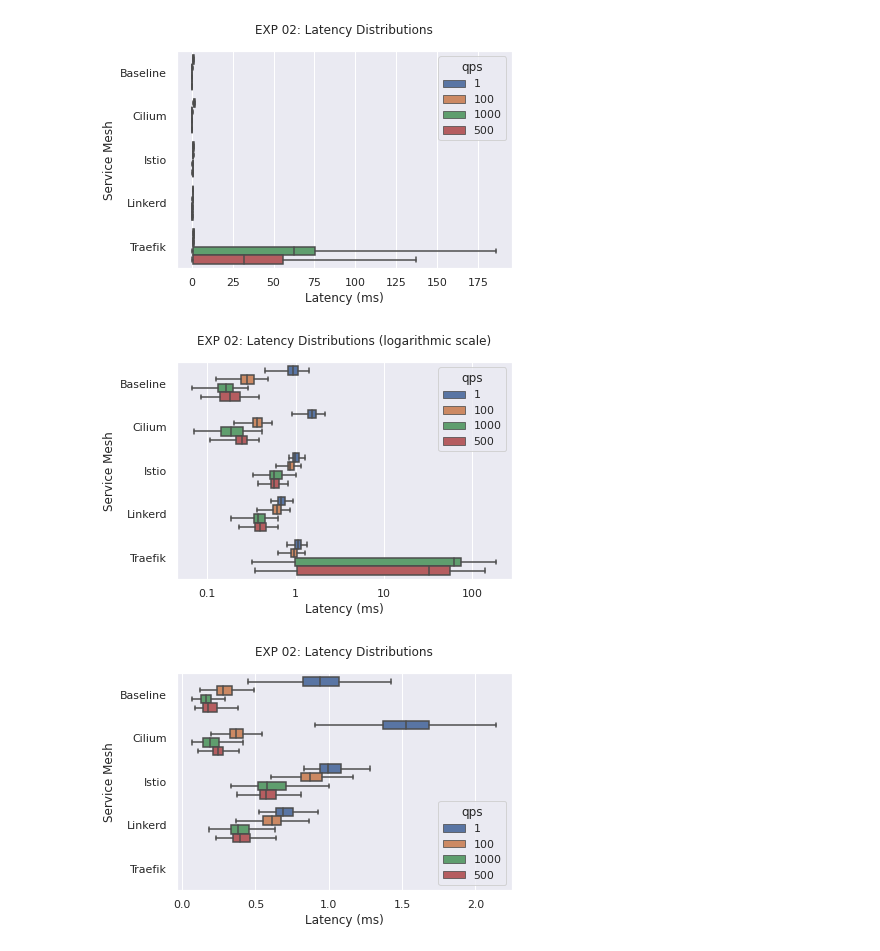
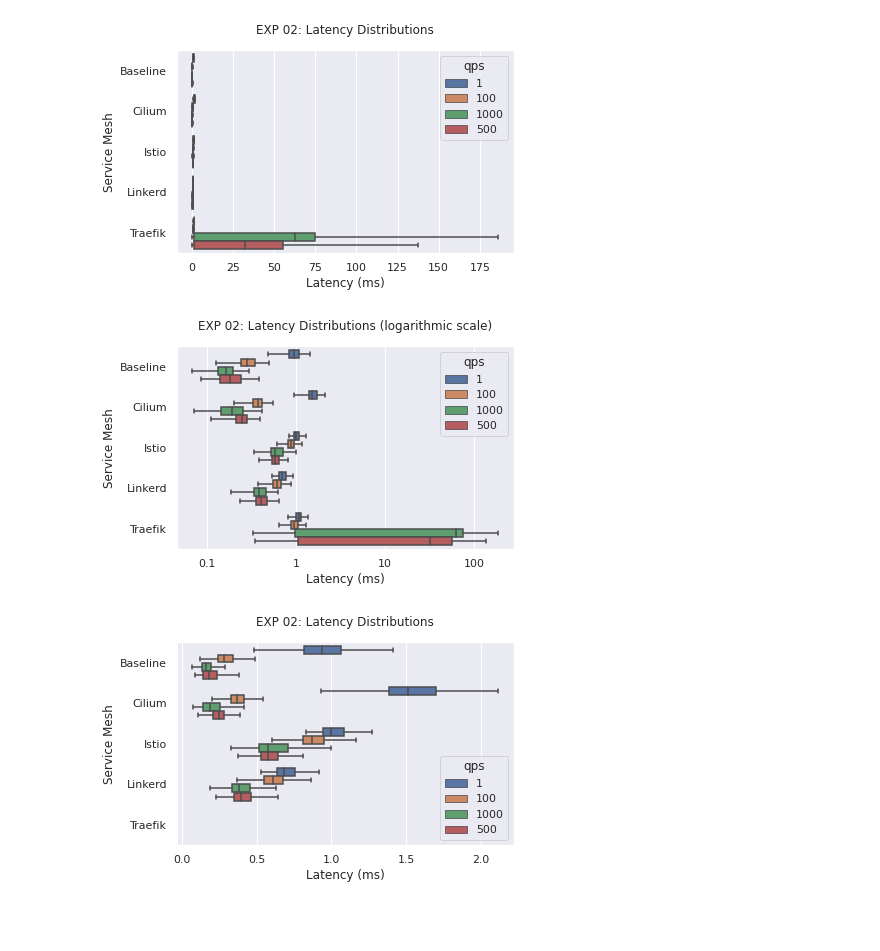
Before and after one commit to RichardBieringa/mesh-bench, a Jupyter notebook: viz/exp_02_latency_boxplots.ipynb, the cells around one changed output. Saved outputs shown, nothing was run; the diff lists cells and outputs as text; code cells hidden in the pictures; blank space fills up the shorter version.

```diff
--- a/viz/exp_02_latency_boxplots.ipynb
+++ b/viz/exp_02_latency_boxplots.ipynb
@@ -239,26 +239,27 @@ df.head()
 # %%
 """
 PLOT: Boxplot latency by mesh
 """
 
 file_name = "exp_02-latency-boxplot.pdf"
 plot_title = "EXP 02: Latency Distributions"
 
 fig, ax = plt.subplots()
 ax = sns.boxplot(data=df, x="latency", y="mesh", hue="qps", showfliers=False)
 
 # Labels
 ax.set_ylabel("Service Mesh")
 ax.set_xlabel("Latency (ms)")
 ax.set_title(plot_title, y=1.05)
 
 
 # Save figure to disk
+fig.tight_layout()
 fig.savefig(plot_dir / file_name)
 
 plt.show()
 # %% [output]
-[figure, old version]
+[figure, new version]
 # %%
 """
 PLOT: Boxplot latency by mesh (log scale)
@@ -279,11 +280,12 @@ ax.set_xscale("log")
 ax.xaxis.set_major_formatter(ticker.FuncFormatter(lambda y, _: '{:g}'.format(y)))
 
 # Save figure to disk
+fig.tight_layout()
 fig.savefig(plot_dir / file_name)
 
 plt.show()
 # %% [output]
-[figure, old version]
+[figure, new version]
 # %%
 
 """
@@ -306,11 +308,12 @@ ax.set_title(plot_title, y=1.05)
 
 
 # Save figure to disk
+fig.tight_layout()
 fig.savefig(plot_dir / file_name)
 
 plt.show()
 # %% [output]
-[figure, old version]
+[figure, new version]
 # %%
 """
 PLOT: Latency by mesh - 1 QPS
```
Also changed, not shown: parts of 7 cells of this notebook, 16 other files.
